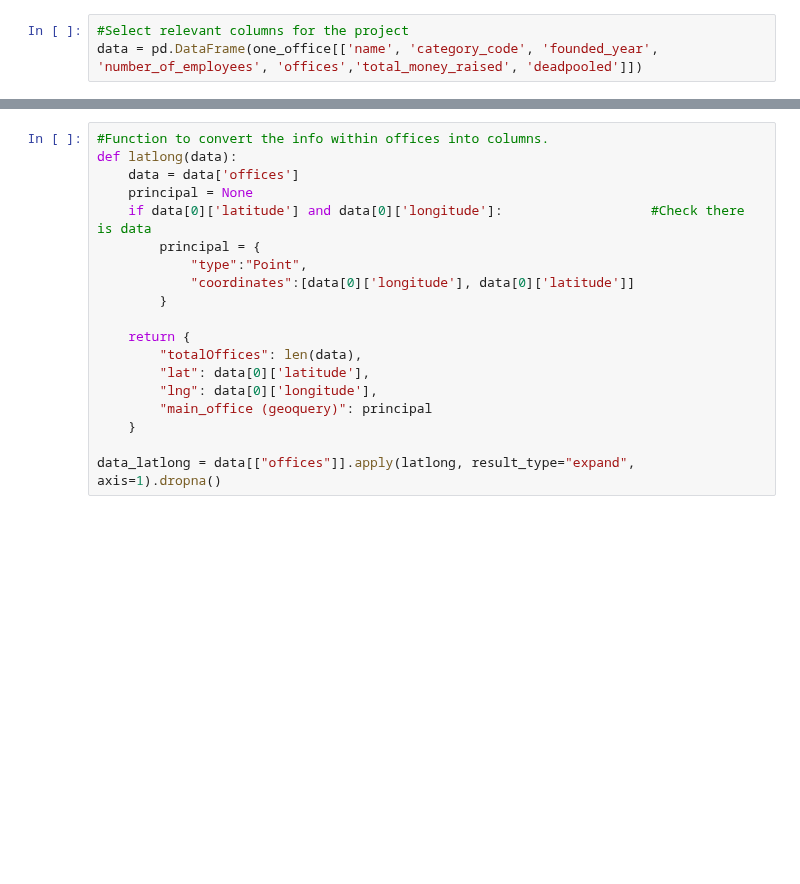
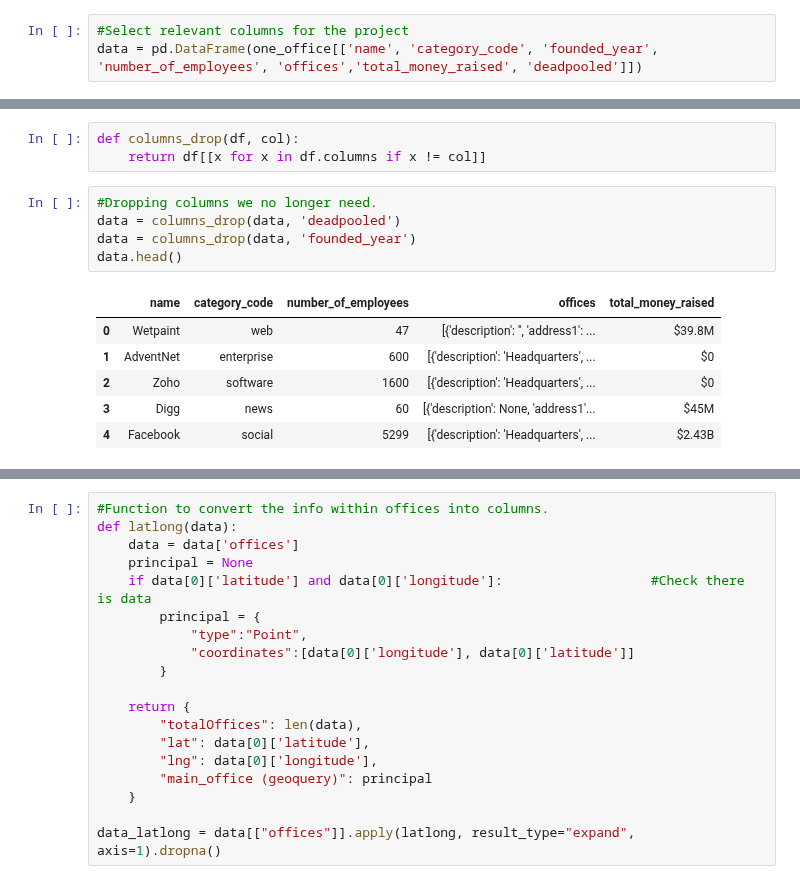
Before and after one commit to aiborra11/Geoquery-project, a Jupyter notebook: Dataset.ipynb, the cells around one changed output, grey strips where cells are left out. Saved outputs shown, nothing was run; the diff lists cells and outputs as text; blank space fills up the shorter version.

```diff
--- a/Dataset.ipynb
+++ b/Dataset.ipynb
@@ -58,0 +52,15 @@ data.head()
+# %%
+def columns_drop(df, col):
+    return df[[x for x in df.columns if x != col]]
+# %%
+#Dropping columns we no longer need.
+data = columns_drop(data, 'deadpooled')
+data = columns_drop(data, 'founded_year')
+data.head()
+# %% [output]
+|  | name | category_code | number_of_employees | offices | total_money_raised |
+| 0 | Wetpaint | web | 47 | [{'description': '', 'address1': ... | $39.8M |
+| 1 | AdventNet | enterprise | 600 | [{'description': 'Headquarters', ... | $0 |
+| 2 | Zoho | software | 1600 | [{'description': 'Headquarters', ... | $0 |
+| 3 | Digg | news | 60 | [{'description': None, 'address1'... | $45M |
+| 4 | Facebook | social | 5299 | [{'description': 'Headquarters', ... | $2.43B |
```
Also changed, not shown: parts of 22 cells of this notebook.
